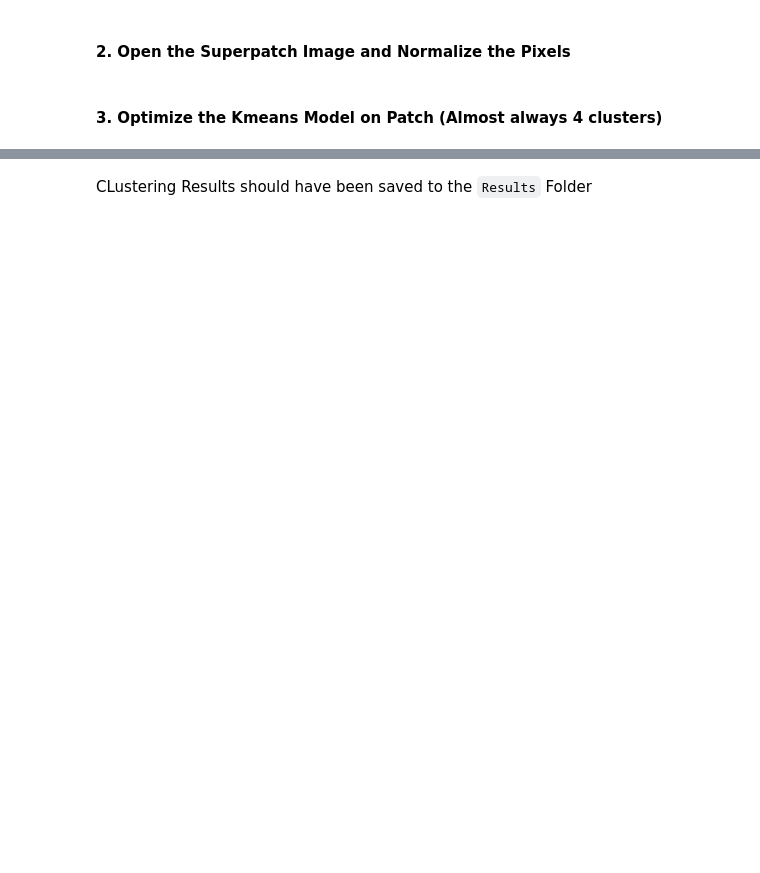
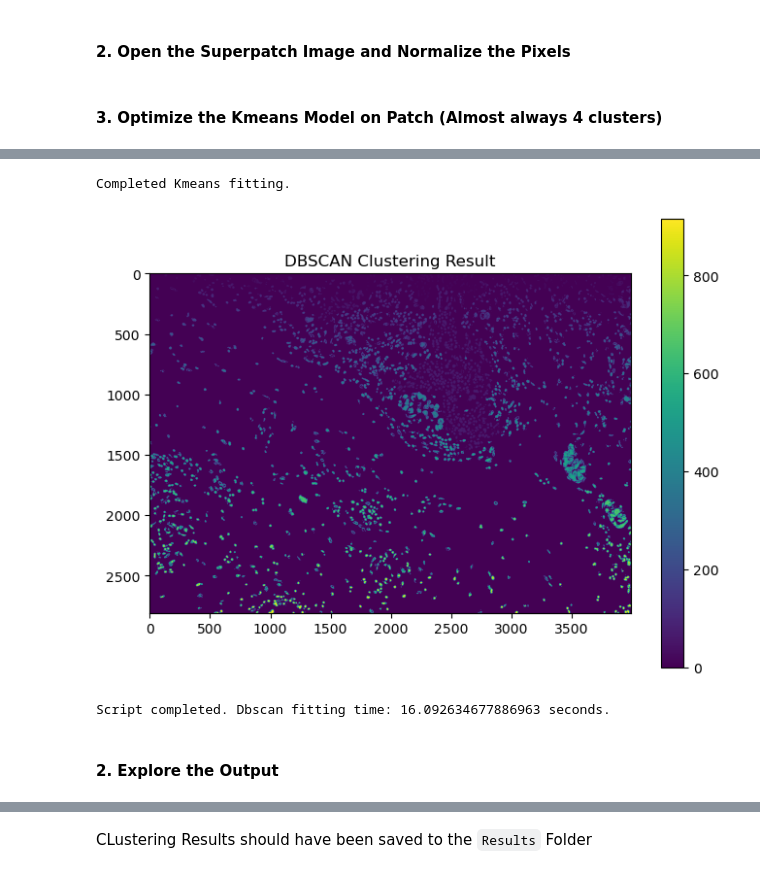
Before and after one commit to TILseg/TILseg, a Jupyter notebook: Example/lauren_preprocess.ipynb, the cells around one changed output, grey strips where cells are left out. Cells and saved outputs as stored; diff of their text form; code cells hidden in the pictures; blank space fills up the shorter version.

```diff
--- a/Example/lauren_preprocess.ipynb
+++ b/Example/lauren_preprocess.ipynb
@@ -310,0 +356,18 @@ TIL_count_dict, kmean_labels_dict, cluster_mask_dict, cluster_index = segment_TI
+# %%
+patch_path = repository_path + '/Example/Image_Files/Single_Patch_Example/position_7_8tissue.tif'
+im_labels, dbscan_model, cluster_mask_dict, cluster_index = kmean_to_spatial_model_patch_wrapper(patch_path = patch_path,
+                        spatial_hyperparameters = {'eps': 15,'min_samples': 100},
+                        n_clusters = [1,2,3,4,5,6,7,8,9],
+                        out_dir_path = repository_path + '/Example/Results/Dbscan_Case_i',
+                        save_TILs_overlay = True,
+                        save_cluster_masks = True,
+                        save_cluster_overlays = True,
+                        save_all_clusters_img = True,
+                        save_csv = True,
+                        random_state = 13)
+# %% [output]
+Completed Kmeans fitting.
+[figure, added]
+Script completed. Dbscan fitting time: 16.092634677886963 seconds.
+# %% [markdown]
+#### 2. Explore the Output
```
Also changed, not shown: parts of 36 cells of this notebook, 4 other files.
